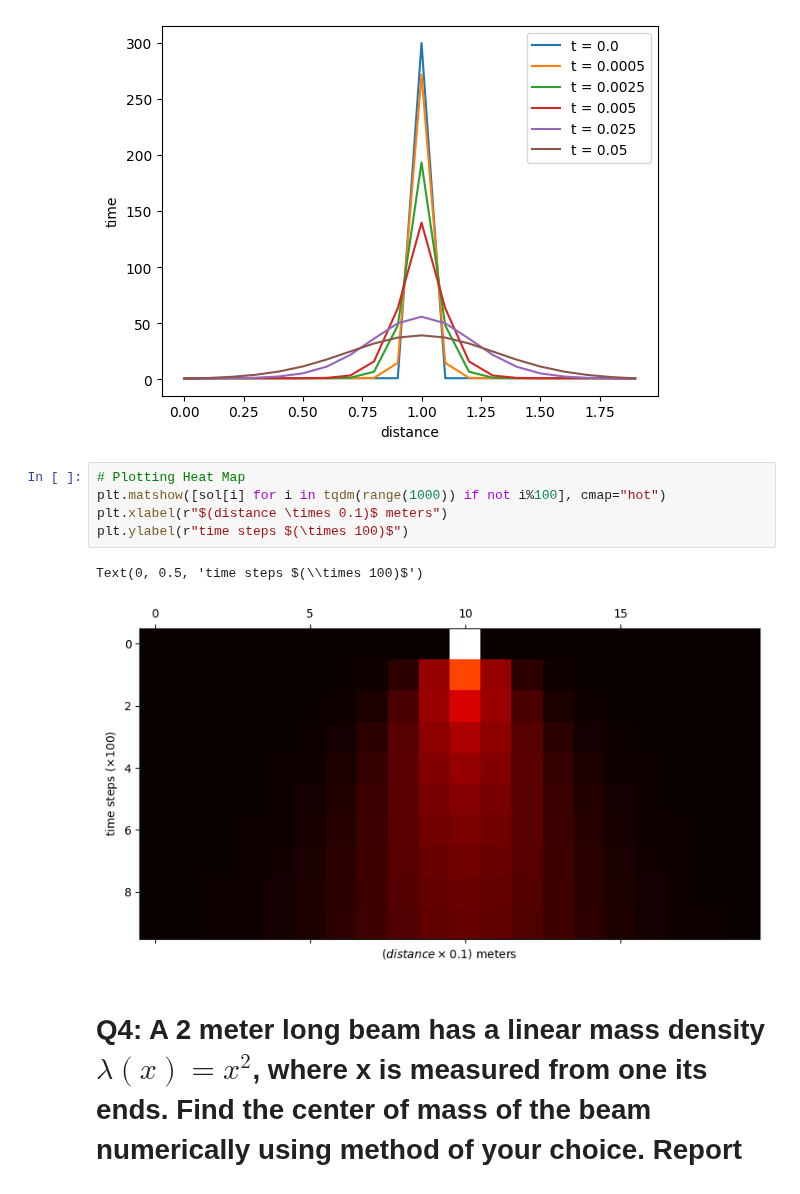
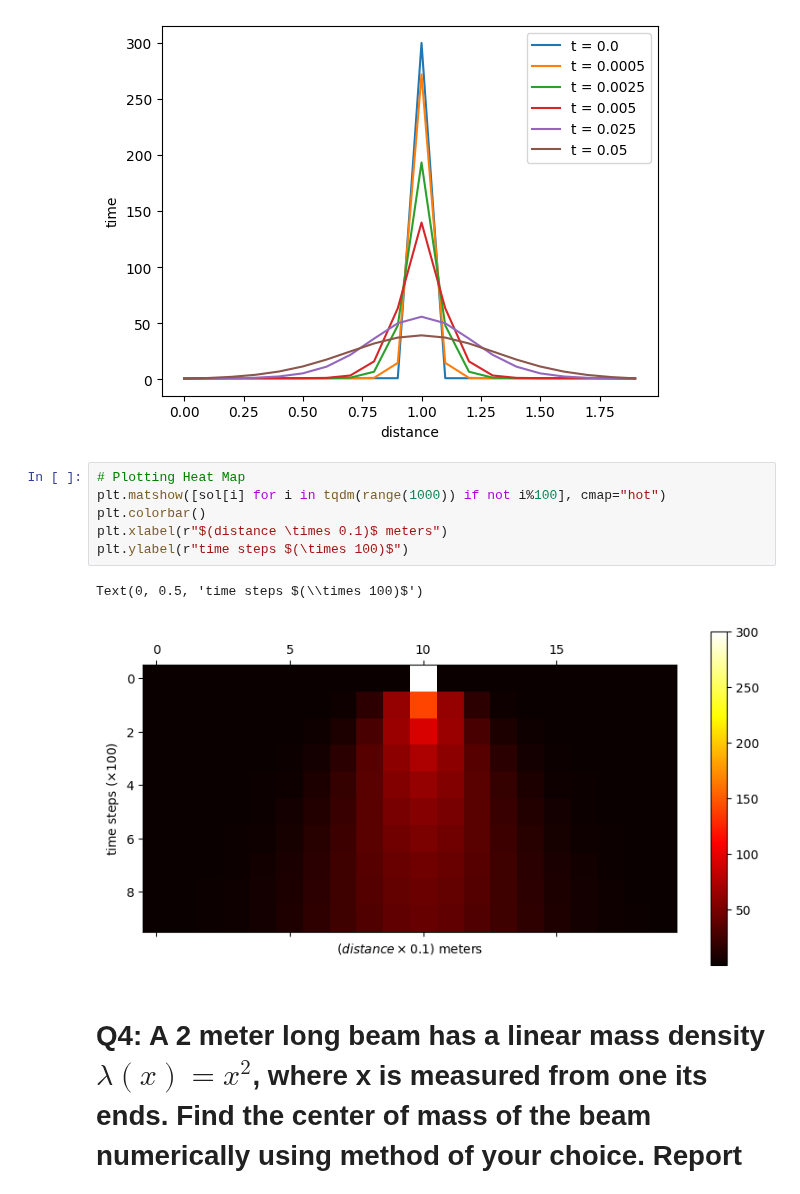
Before and after one commit to PeithonKing/adv_comp_phys, a Jupyter notebook: midsem.ipynb, the cells around one changed output. Saved outputs shown, nothing was run; the diff lists cells and outputs as text.

```diff
--- a/midsem.ipynb
+++ b/midsem.ipynb
@@ -118,11 +105,12 @@ plt.legend()
 # %%
 # Plotting Heat Map
 plt.matshow([sol[i] for i in tqdm(range(1000)) if not i%100], cmap="hot")
+plt.colorbar()
 plt.xlabel(r"$(distance \times 0.1)$ meters")
 plt.ylabel(r"time steps $(\times 100)$")
 # %% [output]
 Text(0, 0.5, 'time steps $(\\times 100)$')
-[figure, old version]
+[figure, new version]
 # %% [markdown]
 # Q4: A 2 meter long beam has a linear mass density $\lambda(x) = x^2$,  where x is measured from one its ends. Find the center of mass of the beam numerically using method of your choice. Report answer  correct upto 4 decimal places.
 
```
Also changed, not shown: parts of 1 cell of this notebook.
